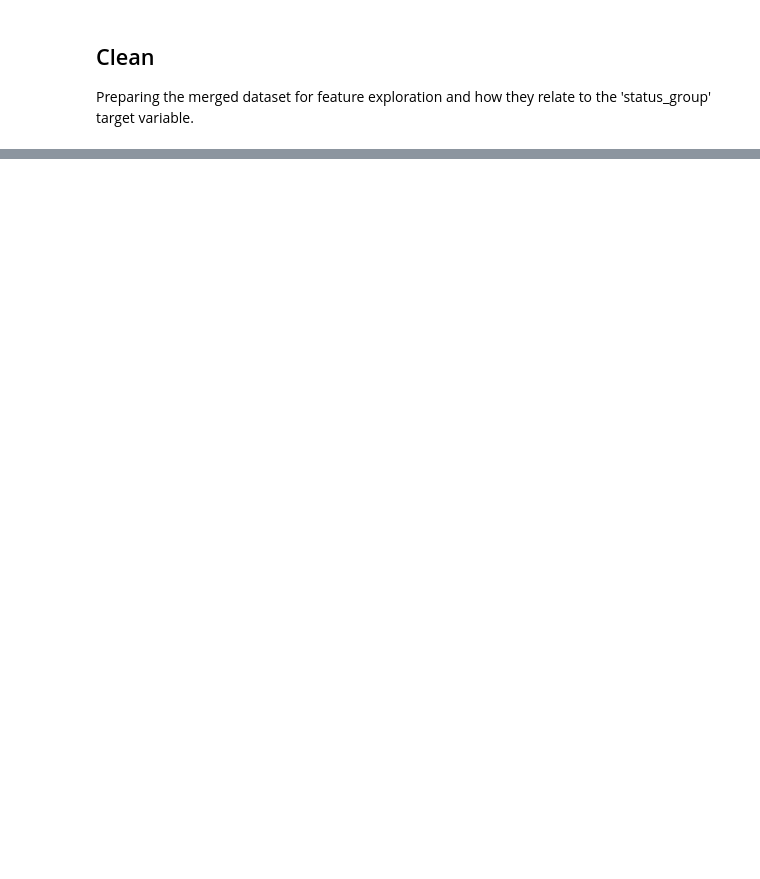
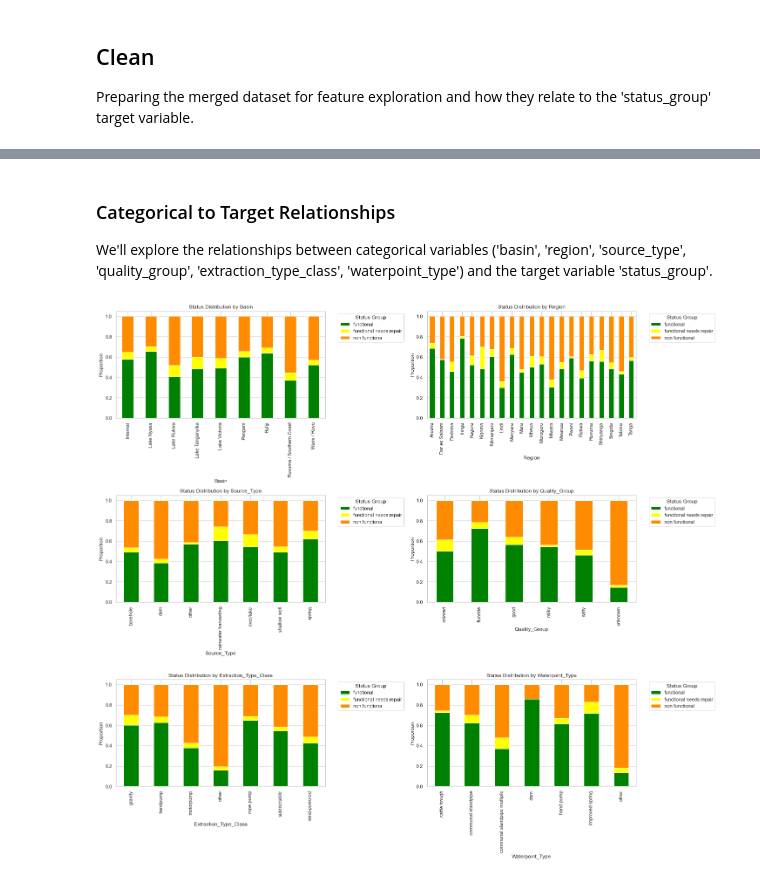
Before and after one commit to GoknurK/Tanzania-Water-Wells-Status-Prediction, a Jupyter notebook: DRAFT_nb.ipynb, the cells around one changed output, grey strips where cells are left out. Cells and saved outputs as stored; diff of their text form; code cells hidden in the pictures; blank space fills up the shorter version.

```diff
--- a/DRAFT_nb.ipynb
+++ b/DRAFT_nb.ipynb
@@ -1475,0 +609,37 @@ The "Jelly Movie Studio Project" has successfully unveiled invaluable insights f
+# %% [markdown]
+### Categorical to Target Relationships
+We'll explore the relationships between categorical variables ('basin', 'region', 'source_type', 'quality_group', 'extraction_type_class', 'waterpoint_type') and the target variable 'status_group'.
+# %%
+import math
+
+# Adding 'waterpoint_type' to the list of categorical variables
+categorical_vars = ['basin', 'region', 'source_type', 'quality_group', 'extraction_type_class', 'waterpoint_type']
+
+# Define custom colors for each status
+color_map = {'functional': 'green', 'non functional': 'darkorange', 'functional needs repair': 'yellow'}
+
+# Determine the number of rows needed for the subplot (2 plots per row)
+num_vars = len(categorical_vars)
+num_rows = math.ceil(num_vars / 2)
+
+# Creating subplots for each categorical variable
+fig, axes = plt.subplots(nrows=num_rows, ncols=2, figsize=(20, num_rows * 6))
+axes = axes.flatten()  # Flatten the axes array for easy iteration
+
+# Looping through the variables and creating a stacked bar plot for each
+for i, var in enumerate(categorical_vars):
+    # Creating a crosstab for the variable and status_group
+    crosstab = pd.crosstab(master_data[var], master_data['status_group'], normalize='index')
+
+    # Creating a stacked bar plot with custom colors
+    crosstab.plot(kind='bar', stacked=True, color=[color_map[status] for status in crosstab.columns], ax=axes[i])
+    axes[i].set_title(f'Status Distribution by {var.title()}')
+    axes[i].set_xlabel(var.title())
+    axes[i].set_ylabel('Proportion')
+    axes[i].legend(title='Status Group', bbox_to_anchor=(1.05, 1), loc='upper left')
+
+# Adjust the layout
+plt.tight_layout()
+plt.show()
+# %% [output]
+[figure, added]
```
Also changed, not shown: parts of 185 cells of this notebook, 10 other files.
